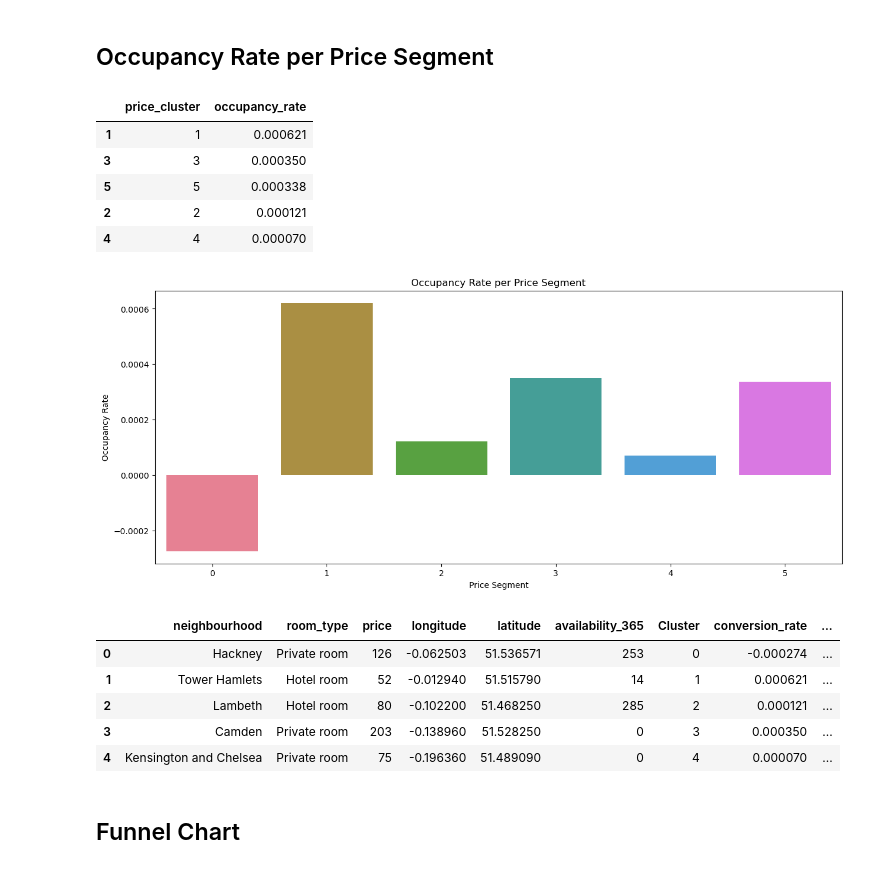
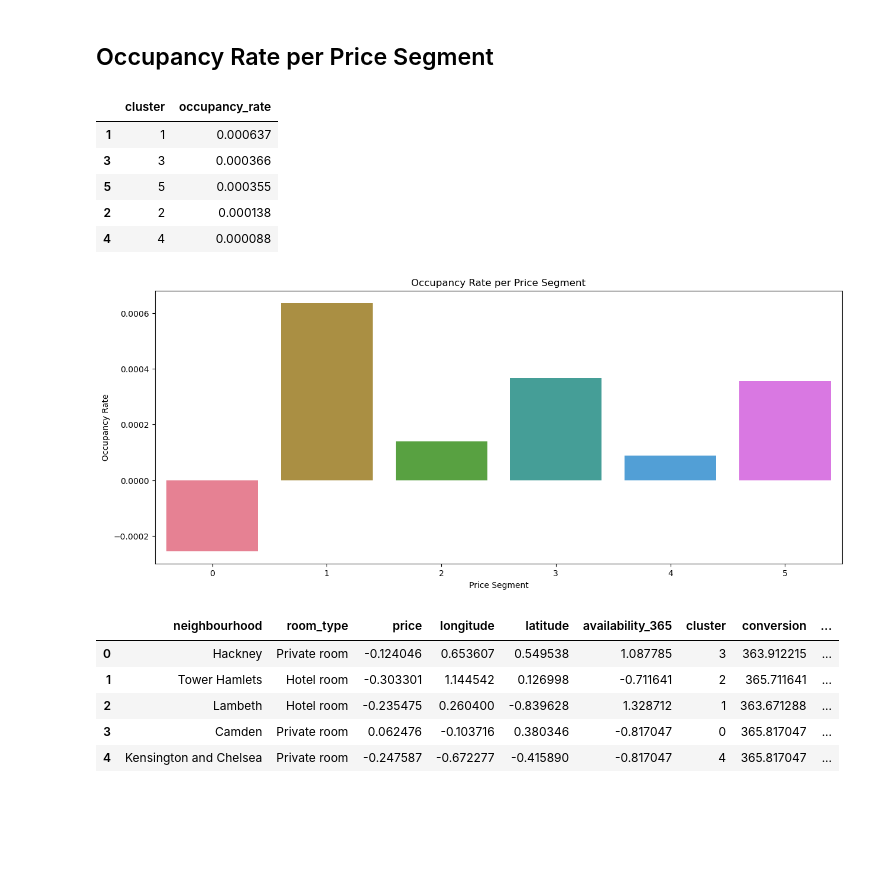
Before and after one commit to retnoanggraeni2129/final_project_customer_segmentation, a Jupyter notebook: EDA_Airbnb_London.ipynb, the cells around one changed output. Cells and saved outputs as stored; diff of their text form; code cells hidden in the pictures; blank space fills up the shorter version.

```diff
--- a/EDA_Airbnb_London.ipynb
+++ b/EDA_Airbnb_London.ipynb
@@ -456,0 +437,2 @@ dfm.head()
+# %%
+data_model = dfm.sample(frac=0.5, random_state=500).reset_index(drop=True)
@@ -561,0 +550,21 @@ group.mean()
+# %%
+# Returns encoding to original form
+# Mapping dictionary for neighbourhood
+neighbourhood_mapping = {
+    29: 'Tower Hamlets', 18: 'Islington', 19: 'Kensington and Chelsea', 32: 'Westminster',
+    14: 'Harrow', 9: 'Enfield', 12: 'Hammersmith and Fulham', 3: 'Brent', 31: 'Wandsworth',
+    26: 'Richmond upon Thames', 24: 'Newham', 21: 'Lambeth', 1: 'Barnet', 6: 'City of London',
+    5: 'Camden', 11: 'Hackney', 13: 'Haringey', 23: 'Merton', 8: 'Ealing', 30: 'Waltham Forest',
+    27: 'Southwark', 17: 'Hounslow', 22: 'Lewisham', 7: 'Croydon', 0: 'Barking and Dagenham',
+    16: 'Hillingdon', 10: 'Greenwich', 4: 'Bromley', 15: 'Havering', 20: 'Kingston upon Thames',
+    2: 'Bexley', 25: 'Redbridge', 28: 'Sutton'
+}
+# Mapping dictionary for room_type
+room_type_mapping = {
+    2: 'Hotel room', 0: 'Private room', 1: 'Entire home/apt', 3: 'Shared room'
+}
+
+data_model['neighbourhood'] = data_model['neighbourhood'].map(neighbourhood_mapping)
+data_model['room_type'] = data_model['room_type'].map(room_type_mapping)
+
+data_model.head()
@@ -743,10 +681,10 @@ dfb.head()
 # %% [markdown]
 ## Conversion Rate per Price Segment
 # %%
-# Menghitung conversion rate per price segment
-conversion_rate = dfm.groupby('cluster').apply(lambda x: (365 - x['availability_365'].sum()) / (365 * len(x))).reset_index()
-conversion_rate.columns = ['price_cluster', 'conversion_rate']
-#conversion_rate = conversion_rate.sort_values(by='conversion_rate', ascending=False)
+# Calculating conversion rate per price segment
+conversion_rate = data_model.groupby('cluster').apply(lambda x: (365 - x['availability_365'].sum()) / (365 * len(x))).reset_index()
+conversion_rate.columns = ['cluster', 'conversion_rate']
+# conversion_rate = conversion_rate.sort_values(by='conversion_rate', ascending=False)
 
 conversion_rate.head()
 # %% [output]
@@ -769,39 +707,37 @@ plt.show()
 # %% [markdown]
 ## Occupancy Rate per Price Segment
 # %%
-# Menghitung occupancy rate per price segment
-occupancy_rate = dfm.groupby('cluster').apply(lambda x: (365 - x['availability_365'].sum()) / (365 * len(x))).reset_index()
-occupancy_rate.columns = ['price_cluster', 'occupancy_rate']
+# Calculate occupancy rate per price segment
+occupancy_rate = data_model.groupby('cluster').apply(lambda x: (365 - x['availability_365'].sum()) / (365 * len(x))).reset_index()
+occupancy_rate.columns = ['cluster', 'occupancy_rate']
 occupancy_rate = occupancy_rate.sort_values(by='occupancy_rate', ascending=False)
 
 occupancy_rate.head()
 # %% [output]
-|  | price_cluster | occupancy_rate |
-| 1 | 1 | 0.000621 |
-| 3 | 3 | 0.000350 |
-| 5 | 5 | 0.000338 |
-| 2 | 2 | 0.000121 |
-| 4 | 4 | 0.000070 |
+|  | cluster | occupancy_rate |
+| 1 | 1 | 0.000637 |
+| 3 | 3 | 0.000366 |
+| 5 | 5 | 0.000355 |
+| 2 | 2 | 0.000138 |
+| 4 | 4 | 0.000088 |
 # %%
-# Membuat plot
+# Create plot
 plt.figure(figsize=(15, 6))
-sns.barplot(x='price_cluster', y='occupancy_rate', data=occupancy_rate, palette='husl')
+sns.barplot(x='cluster', y='occupancy_rate', data=occupancy_rate, palette='husl')
 plt.xlabel('Price Segment')
 plt.ylabel('Occupancy Rate')
 plt.title('Occupancy Rate per Price Segment')
 plt.show()
 # %% [output]
-[figure, old version]
+[figure, new version]
 # %%
-df_final = dfb.merge(conversion_rate['conversion_rate'], left_index = True, right_index = True, how = 'left')
-df_final = df_final.merge(occupancy_rate['occupancy_rate'], left_index=True, right_index=True, how='left')
+df_final = data_model.merge(conversion_rate['conversion_rate'], left_index = True, right_index = True, how = 'left')
+df_final = data_model.merge(occupancy_rate['occupancy_rate'], left_index=True, right_index=True, how='left')
 df_final.head()
 # %% [output]
-|  | neighbourhood | room_type | price | longitude | latitude | availability_365 | Cluster | conversion_rate | ... |
-| 0 | Hackney | Private room | 126 | -0.062503 | 51.536571 | 253 | 0 | -0.000274 | ... |
-| 1 | Tower Hamlets | Hotel room | 52 | -0.012940 | 51.515790 | 14 | 1 | 0.000621 | ... |
-| 2 | Lambeth | Hotel room | 80 | -0.102200 | 51.468250 | 285 | 2 | 0.000121 | ... |
-| 3 | Camden | Private room | 203 | -0.138960 | 51.528250 | 0 | 3 | 0.000350 | ... |
-| 4 | Kensington and Chelsea | Private room | 75 | -0.196360 | 51.489090 | 0 | 4 | 0.000070 | ... |
+|  | neighbourhood | room_type | price | longitude | latitude | availability_365 | cluster | conversion | ... |
+| 0 | Hackney | Private room | -0.124046 | 0.653607 | 0.549538 | 1.087785 | 3 | 363.912215 | ... |
+| 1 | Tower Hamlets | Hotel room | -0.303301 | 1.144542 | 0.126998 | -0.711641 | 2 | 365.711641 | ... |
+| 2 | Lambeth | Hotel room | -0.235475 | 0.260400 | -0.839628 | 1.328712 | 1 | 363.671288 | ... |
+| 3 | Camden | Private room | 0.062476 | -0.103716 | 0.380346 | -0.817047 | 0 | 365.817047 | ... |
+| 4 | Kensington and Chelsea | Private room | -0.247587 | -0.672277 | -0.415890 | -0.817047 | 4 | 365.817047 | ... |
-# %% [markdown]
-## Funnel Chart
```
Also changed, not shown: parts of 36 cells of this notebook.
